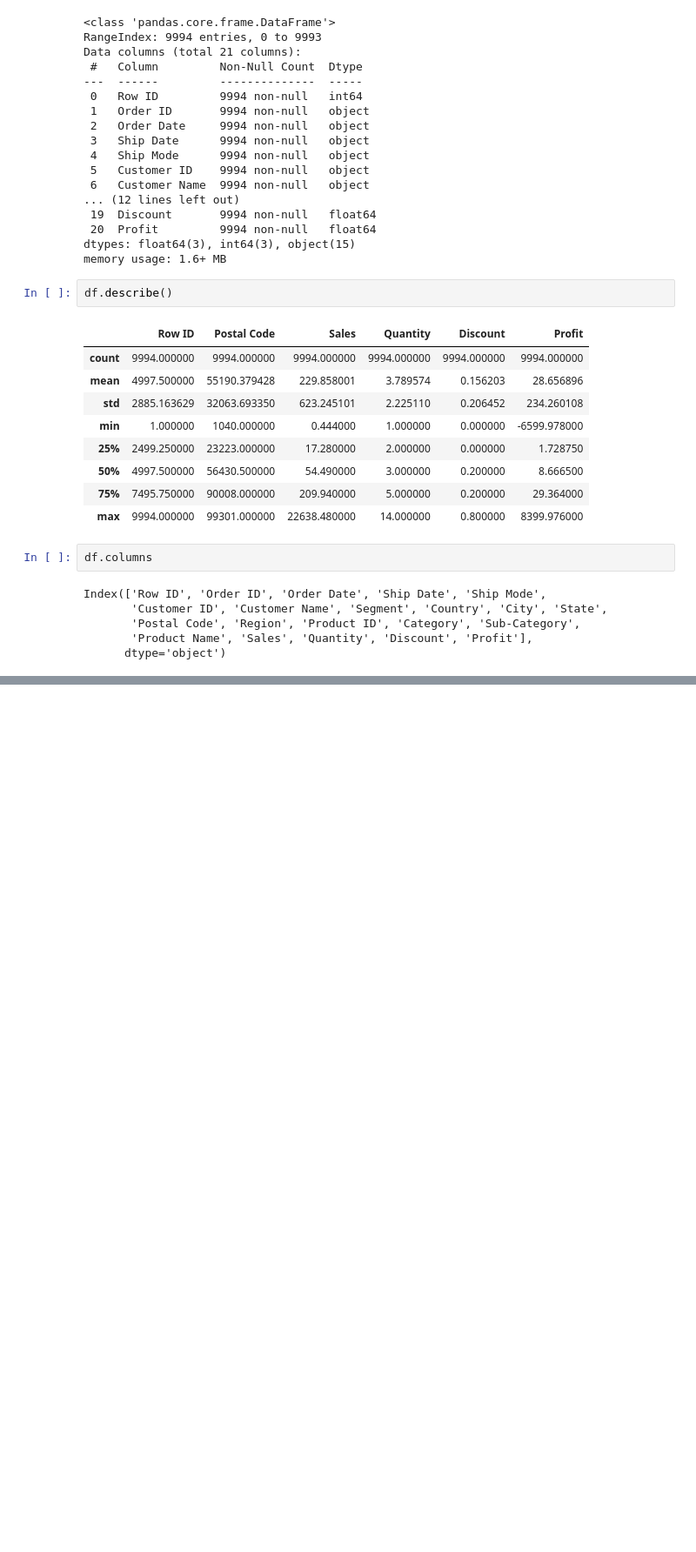
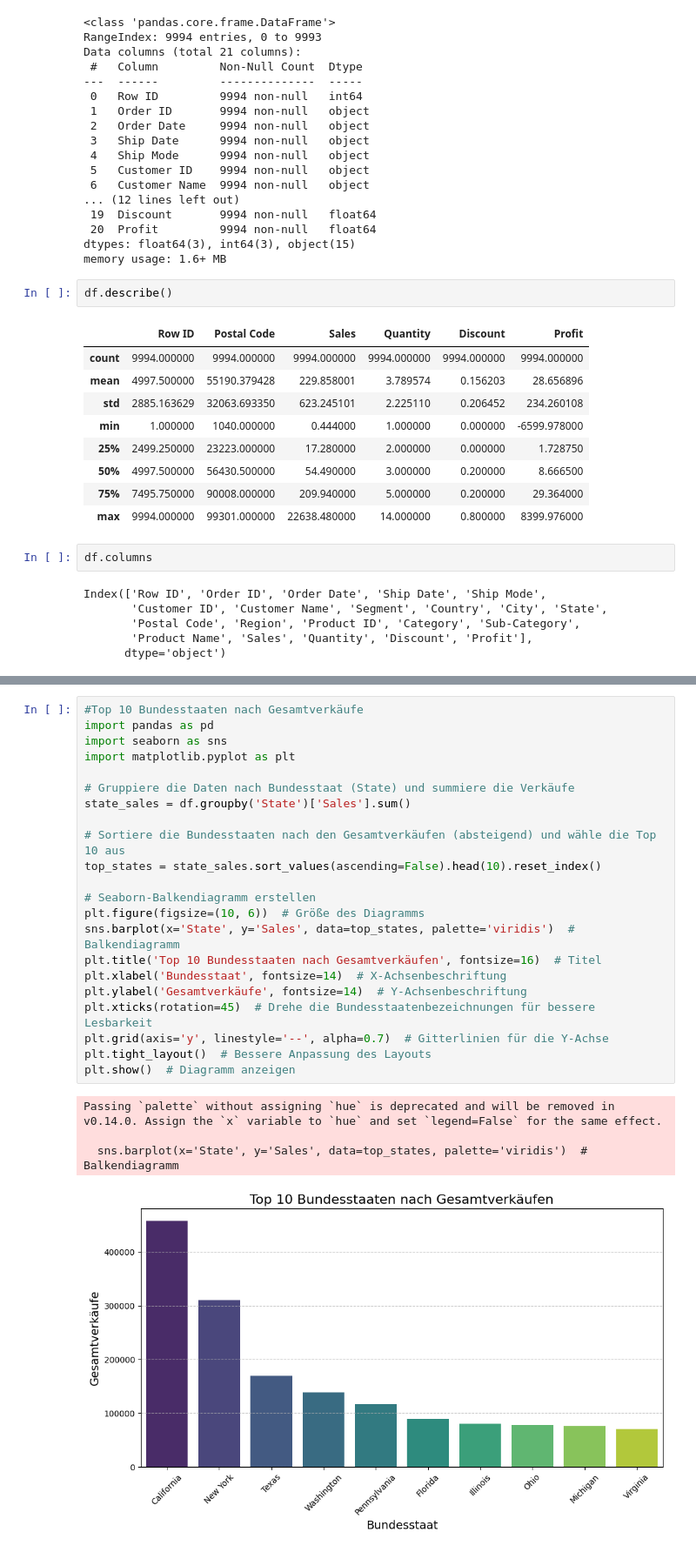
Before and after one commit to maumaudonut/BINA-Projekt-FS25-Donat, a Jupyter notebook: Erstes Projekt Donat/Erstes_BI_Projekt_Donat.ipynb, the cells around one changed output, grey strips where cells are left out. Shown at 87% size. Saved outputs shown, nothing was run; the diff lists cells and outputs as text; blank space fills up the shorter version.

```diff
--- a/Erstes Projekt Donat/Erstes_BI_Projekt_Donat.ipynb
+++ b/Erstes Projekt Donat/Erstes_BI_Projekt_Donat.ipynb
@@ -56,0 +88,27 @@ Index(['Row ID', 'Order ID', 'Order Date', 'Ship Date', 'Ship Mode',
+# %%
+#Top 10 Bundesstaaten nach Gesamtverkäufe
+import pandas as pd
+import seaborn as sns
+import matplotlib.pyplot as plt
+
+# Gruppiere die Daten nach Bundesstaat (State) und summiere die Verkäufe
+state_sales = df.groupby('State')['Sales'].sum()
+
+# Sortiere die Bundesstaaten nach den Gesamtverkäufen (absteigend) und wähle die Top 10 aus
+top_states = state_sales.sort_values(ascending=False).head(10).reset_index()
+
+# Seaborn-Balkendiagramm erstellen
+plt.figure(figsize=(10, 6))  # Größe des Diagramms
+sns.barplot(x='State', y='Sales', data=top_states, palette='viridis')  # Balkendiagramm
+plt.title('Top 10 Bundesstaaten nach Gesamtverkäufen', fontsize=16)  # Titel
+plt.xlabel('Bundesstaat', fontsize=14)  # X-Achsenbeschriftung
+plt.ylabel('Gesamtverkäufe', fontsize=14)  # Y-Achsenbeschriftung
+plt.xticks(rotation=45)  # Drehe die Bundesstaatenbezeichnungen für bessere Lesbarkeit
+plt.grid(axis='y', linestyle='--', alpha=0.7)  # Gitterlinien für die Y-Achse
+plt.tight_layout()  # Bessere Anpassung des Layouts
+plt.show()  # Diagramm anzeigen
+# %% [output]
+Passing `palette` without assigning `hue` is deprecated and will be removed in v0.14.0. Assign the `x` variable to `hue` and set `legend=False` for the same effect.
+
+  sns.barplot(x='State', y='Sales', data=top_states, palette='viridis')  # Balkendiagramm
+[figure, added]
```
Also changed, not shown: parts of 2 cells of this notebook.
